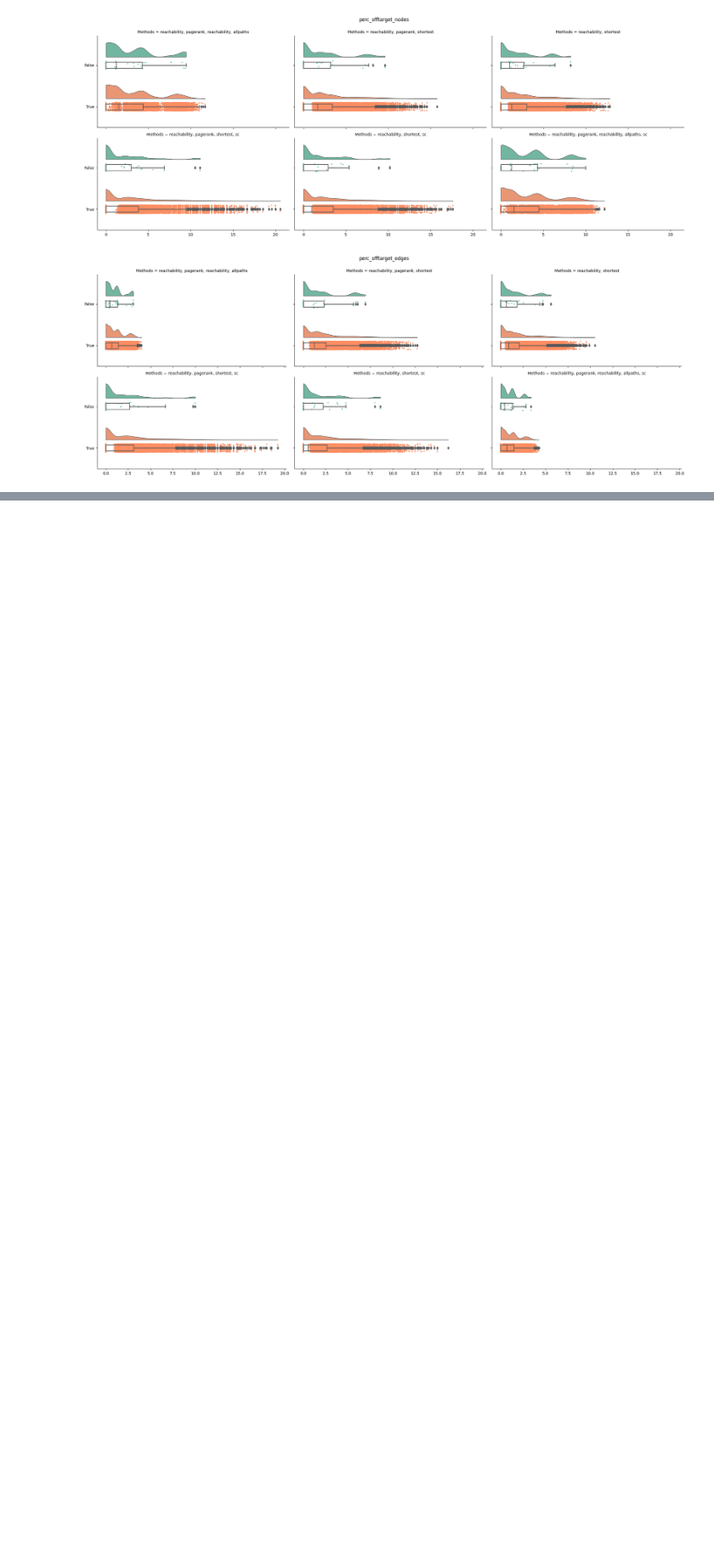
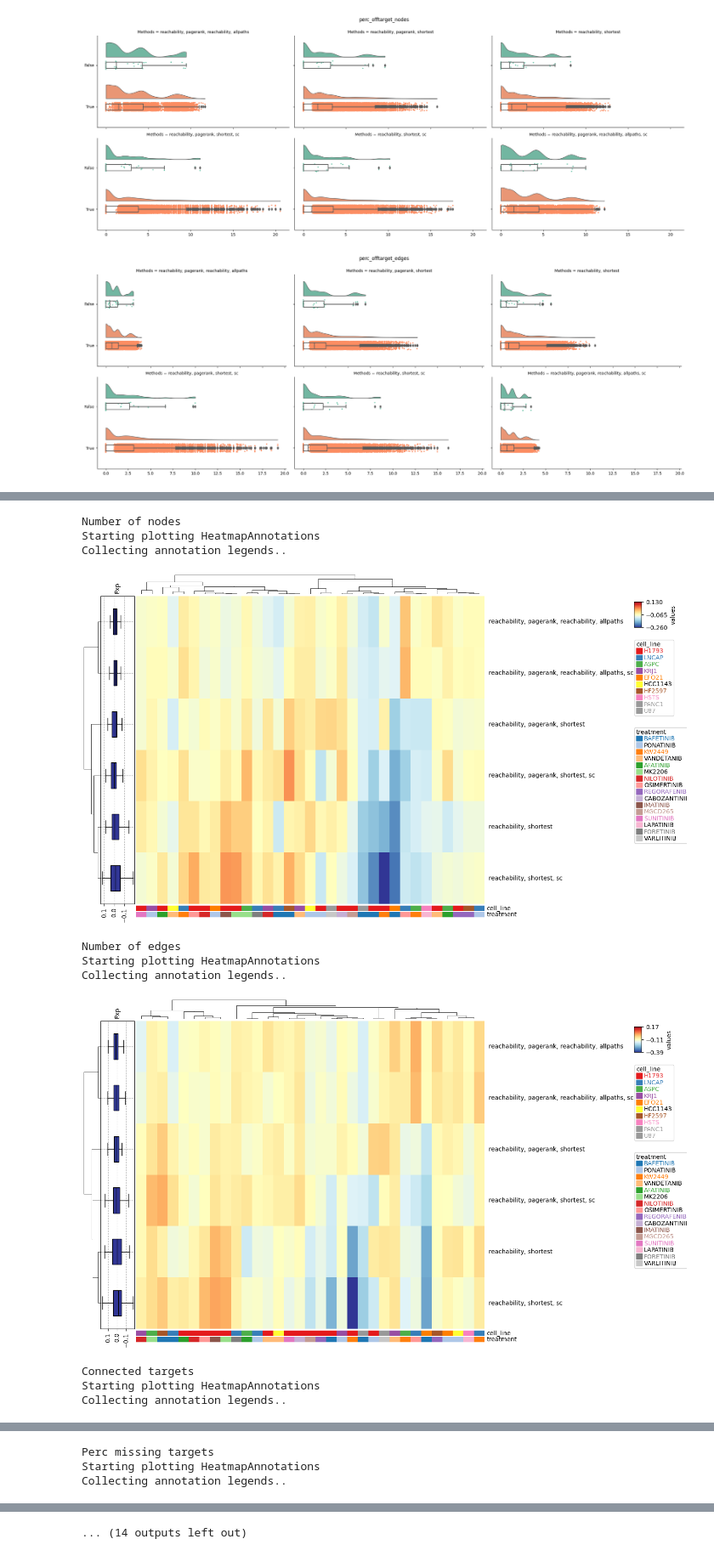
Before and after one commit to saezlab/uptown, a Jupyter notebook: plots.ipynb, the cells around one changed output, grey strips where cells are left out. Shown at 85% size. Saved outputs shown, nothing was run; the diff lists cells and outputs as text; code cells hidden in the pictures; blank space fills up the shorter version.

```diff
--- a/plots.ipynb
+++ b/plots.ipynb
@@ -73,0 +232,10 @@ perc_offtarget_edges
+# %%
+columns_to_plot = ['Number of nodes', 'Number of edges', 'Connected targets',
+       'Perc missing targets', 'Mean degree centrality',
+       'Mean closeness centrality', 'Mean betweenness centrality',
+       'offtarget_count', 'perc_offtarget',
+       'perc_offtarget_nodes', 'perc_offtarget_edges']
+
+# columns_to_plot = [
+#        'offtarget_count', 'perc_offtarget',
+#        'perc_offtarget_nodes', 'perc_offtarget_edges']
@@ -73,0 +250,62 @@ perc_offtarget_edges
+# %%
+# create heatmap annotation for cell line
+for column in columns_to_plot:
+
+    print(column)
+    nodes_df = graphdata_df_collapsed_log.pivot_table(index='Methods', columns='Biocontext', values=column)
+    # generate columns of methods and cell line from the sample column
+    metadata_df = pd.DataFrame({'Method_cell_line': nodes_df.columns})
+    metadata_df['cell_line'] = metadata_df['Method_cell_line'].apply(lambda x: x.split('_')[0])
+    metadata_df['treatment'] = metadata_df['Method_cell_line'].apply(lambda x: x.split('_')[1])
+    # move method_cellline to index
+    metadata_df.set_index('Method_cell_line', inplace=True)
+    # replace na with 0
+    nodes_df.fillna(0, inplace=True)
+    try:
+        plt.figure(figsize=(12, 9))
+        col_ha = pch.HeatmapAnnotation(df=metadata_df,plot=False,legend_gap=5,hgap=0.5, axis=1, legend=True)
+        row_ha = pch.HeatmapAnnotation(Exp=pch.anno_boxplot(nodes_df, legend=False, cmap='RdYlBu_r', height=20), plot=False, axis=0,verbose=0)
+        cm = pch.ClusterMapPlotter(data=nodes_df,
+                                    left_annotation=row_ha,
+                                    bottom_annotation=col_ha,
+                                    col_cluster=True,row_cluster=True,
+                                    label='values', row_dendrogram=True,
+                                    col_dendrogram=True,
+                                    show_rownames=True, show_colnames=True,
+                                    tree_kws={'row_cmap': 'Set1'},verbose=0,
+                                    legend=True,
+                                    center = 0,
+                                    cmap='RdYlBu_r',
+                                    xticklabels_kws={'labelrotation':-90,'labelcolor':'black'})
+
+        plt.show()
+    except ValueError:
+        plt.figure(figsize=(12, 9))
+        col_ha = pch.HeatmapAnnotation(df=metadata_df,plot=False,legend_gap=5,hgap=0.5, axis=1, legend=True)
+        row_ha = pch.HeatmapAnnotation(Exp=pch.anno_boxplot(nodes_df, legend=False, cmap='RdYlBu_r', height=20), plot=False, axis=0,verbose=0)
+        cm = pch.ClusterMapPlotter(data=nodes_df,
+                                   left_annotation=row_ha,
+                                    bottom_annotation=col_ha,
+                                    col_cluster=False,row_cluster=True,
+                                    label='values', row_dendrogram=True,
+                                    col_dendrogram=False,
+                                    show_rownames=True, show_colnames=False,
+                                    tree_kws={'row_cmap': 'Set1'},verbose=0,
+                                    legend=True,
+                                    center = 0,
+                                    cmap='RdYlBu_r',
+                                    xticklabels_kws={'labelrotation':-90,'labelcolor':'black'})
+
+        plt.show()
+# %% [output]
+Number of nodes
+Starting plotting HeatmapAnnotations
+Collecting annotation legends..
+[figure, added]
+Number of edges
+Starting plotting HeatmapAnnotations
+Collecting annotation legends..
+[figure, added]
+Connected targets
+Starting plotting HeatmapAnnotations
+Collecting annotation legends..
@@ -73,0 +313,3 @@ perc_offtarget_edges
+Perc missing targets
+Starting plotting HeatmapAnnotations
+Collecting annotation legends..
@@ -73,0 +325 @@ perc_offtarget_edges
+... (14 outputs left out)
```
Also changed, not shown: parts of 34 cells of this notebook, 8 other files.
